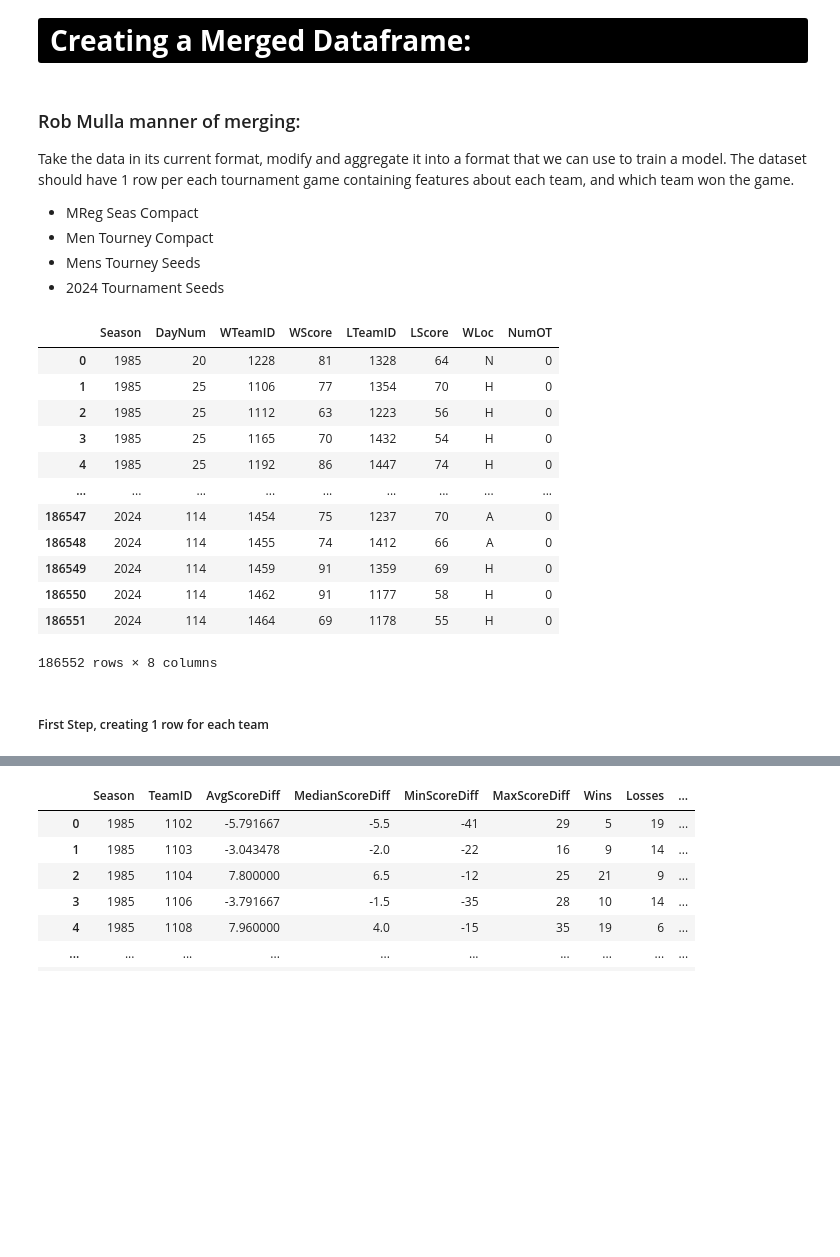
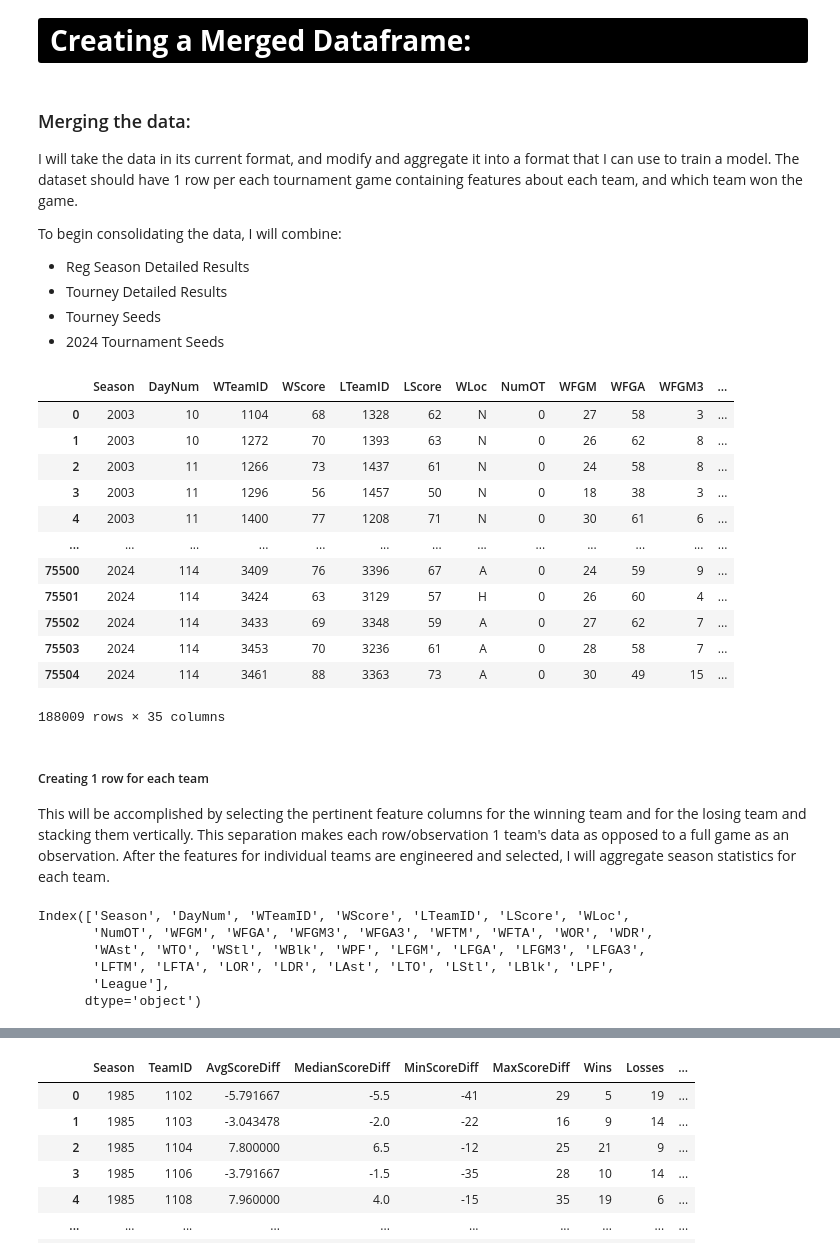
Before and after one commit to dvdhartsman/March_Machine_Learning_Mania_2024, a Jupyter notebook: Data_Understanding_and_Aggregation.ipynb, the cells around one changed output, grey strips where cells are left out. Saved outputs shown, nothing was run; the diff lists cells and outputs as text; code cells hidden in the pictures; blank space fills up the shorter version.

Commit message:
Engineered features, ready to aggregate

```diff
--- a/Data_Understanding_and_Aggregation.ipynb
+++ b/Data_Understanding_and_Aggregation.ipynb
@@ -284,8 +384,8 @@ Name: proportion, dtype: float64
 There are a lot of statistics tracked in this dataframe. The first 8 columns are the same as the compact results files. The remainder of the columns are typical counting stats that you find in a box score.
 # %%
 # Load
-mens_reg_seas_detailed = pd.read_csv(os.path.join(path, "MRegularSeasonDetailedResults.csv"))
-womens_reg_seas_detailed = pd.read_csv(os.path.join(path, "WRegularSeasonDetailedResults.csv"))
+mens_reg_seas_detailed = pd.read_csv(os.path.join(path, "MRegularSeasonDetailedResults.csv")).assign(League="Men")
+womens_reg_seas_detailed = pd.read_csv(os.path.join(path, "WRegularSeasonDetailedResults.csv")).assign(League="Women")
 
 # Inspect
 print(mens_reg_seas_detailed.shape)
@@ -319,0 +420,4 @@ womens_reg_seas_detailed.head()
+# %%
+# Combined Data
+reg_seas_detailed = pd.concat([mens_reg_seas_detailed, womens_reg_seas_detailed])
+reg_seas_detailed
@@ -770,27 +974,33 @@ All of the different data files have officially been loaded into this notebook.
 <b>Creating a Merged Dataframe:</b>
 </div>
 # %% [markdown]
-### Rob Mulla manner of merging:
-Take the data in its current format, modify and aggregate it into a format that we can use to train a model.
+### Merging the data:
+I will take the data in its current format, and modify and aggregate it into a format that I can use to train a model.
 The dataset should have 1 row per each tournament game containing features about each team, and which team won the game.
-- MReg Seas Compact
-- Men Tourney Compact
-- Mens Tourney Seeds
+
+To begin consolidating the data, I will combine:
+- Reg Season Detailed Results
+- Tourney Detailed Results
+- Tourney Seeds
 - 2024 Tournament Seeds
 # %%
-mens_reg_seas_compact
+# Regular season detailed
+
+# Allow for more detailed inspection of columns
+pd.set_option("display.max_columns", 75)
+reg_seas_detailed
 # %% [output]
-|  | Season | DayNum | WTeamID | WScore | LTeamID | LScore | WLoc | NumOT |
-| 0 | 1985 | 20 | 1228 | 81 | 1328 | 64 | N | 0 |
-| 1 | 1985 | 25 | 1106 | 77 | 1354 | 70 | H | 0 |
-| 2 | 1985 | 25 | 1112 | 63 | 1223 | 56 | H | 0 |
-| 3 | 1985 | 25 | 1165 | 70 | 1432 | 54 | H | 0 |
-| 4 | 1985 | 25 | 1192 | 86 | 1447 | 74 | H | 0 |
-| ... | ... | ... | ... | ... | ... | ... | ... | ... |
-| 186547 | 2024 | 114 | 1454 | 75 | 1237 | 70 | A | 0 |
-| 186548 | 2024 | 114 | 1455 | 74 | 1412 | 66 | A | 0 |
-| 186549 | 2024 | 114 | 1459 | 91 | 1359 | 69 | H | 0 |
-| 186550 | 2024 | 114 | 1462 | 91 | 1177 | 58 | H | 0 |
-| 186551 | 2024 | 114 | 1464 | 69 | 1178 | 55 | H | 0 |
+|  | Season | DayNum | WTeamID | WScore | LTeamID | LScore | WLoc | NumOT | WFGM | WFGA | WFGM3 | ... |
+| 0 | 2003 | 10 | 1104 | 68 | 1328 | 62 | N | 0 | 27 | 58 | 3 | ... |
+| 1 | 2003 | 10 | 1272 | 70 | 1393 | 63 | N | 0 | 26 | 62 | 8 | ... |
+| 2 | 2003 | 11 | 1266 | 73 | 1437 | 61 | N | 0 | 24 | 58 | 8 | ... |
+| 3 | 2003 | 11 | 1296 | 56 | 1457 | 50 | N | 0 | 18 | 38 | 3 | ... |
+| 4 | 2003 | 11 | 1400 | 77 | 1208 | 71 | N | 0 | 30 | 61 | 6 | ... |
+| ... | ... | ... | ... | ... | ... | ... | ... | ... | ... | ... | ... | ... |
+| 75500 | 2024 | 114 | 3409 | 76 | 3396 | 67 | A | 0 | 24 | 59 | 9 | ... |
+| 75501 | 2024 | 114 | 3424 | 63 | 3129 | 57 | H | 0 | 26 | 60 | 4 | ... |
+| 75502 | 2024 | 114 | 3433 | 69 | 3348 | 59 | A | 0 | 27 | 62 | 7 | ... |
+| 75503 | 2024 | 114 | 3453 | 70 | 3236 | 61 | A | 0 | 28 | 58 | 7 | ... |
+| 75504 | 2024 | 114 | 3461 | 88 | 3363 | 73 | A | 0 | 30 | 49 | 15 | ... |
-186552 rows × 8 columns
+188009 rows × 35 columns
 # %%
@@ -799,5 +1009,15 @@ df_list = ['mens_reg_seas_compact', 'men_ncaa_compact_results', 'men_tourney_slo
 # %% [markdown]
-##### First Step, creating 1 row for each team
+##### Creating 1 row for each team
+This will be accomplished by selecting the pertinent feature columns for the winning team and for the losing team and stacking them vertically. This separation makes each row/observation 1 team's data as opposed to a full game as an observation. After the features for individual teams are engineered and selected, I will aggregate season statistics for each team.
+# %%
+reg_seas_detailed.columns
+# %% [output]
+Index(['Season', 'DayNum', 'WTeamID', 'WScore', 'LTeamID', 'LScore', 'WLoc',
+       'NumOT', 'WFGM', 'WFGA', 'WFGM3', 'WFGA3', 'WFTM', 'WFTA', 'WOR', 'WDR',
+       'WAst', 'WTO', 'WStl', 'WBlk', 'WPF', 'LFGM', 'LFGA', 'LFGM3', 'LFGA3',
+       'LFTM', 'LFTA', 'LOR', 'LDR', 'LAst', 'LTO', 'LStl', 'LBlk', 'LPF',
+       'League'],
+      dtype='object')
 # %%
 # Creating Second row for winning and losing team observations
 
```
Also changed, not shown: parts of 57 cells of this notebook.
